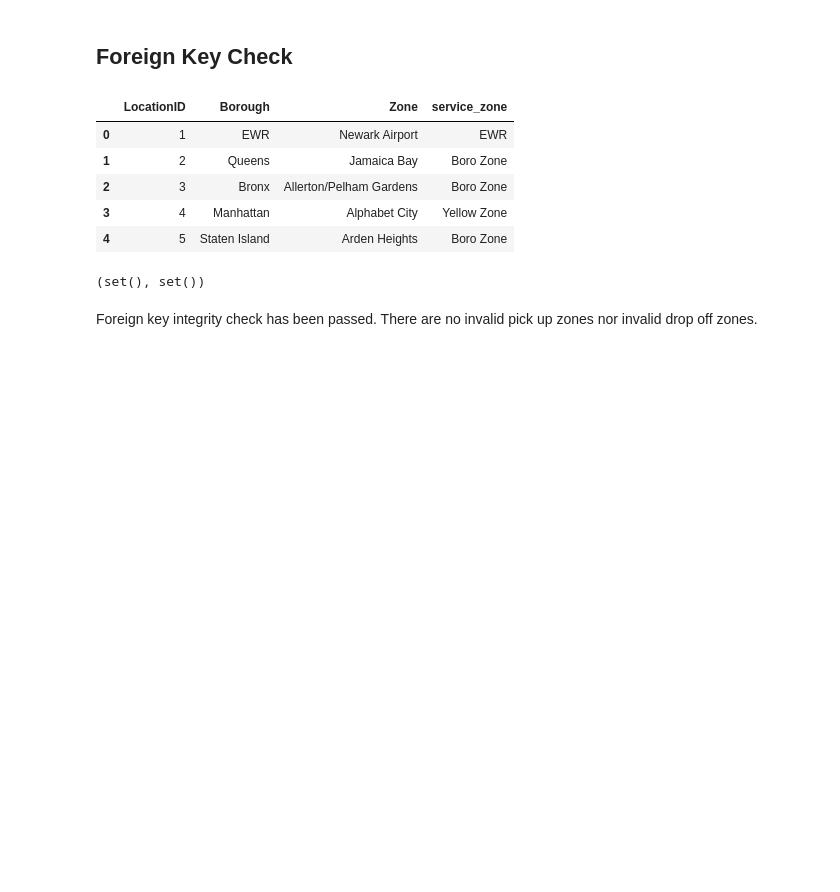
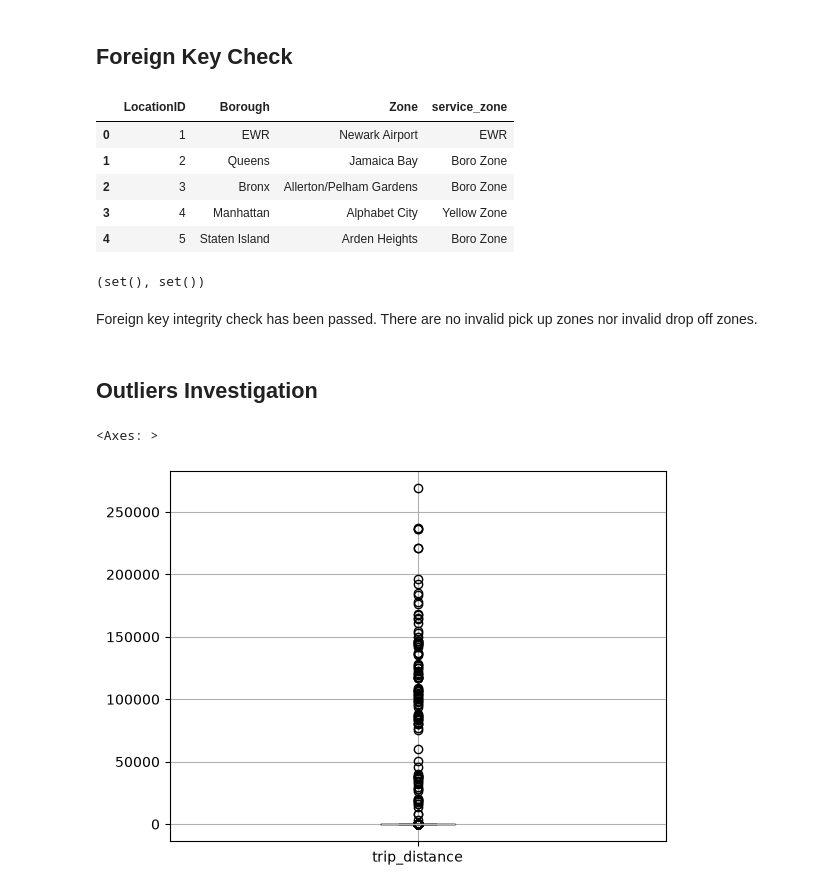
Before and after one commit to samuel54illinois/NYC_TLC_Trip_Record_Analysis, a Jupyter notebook: notebook_analysis/0_data_audit.ipynb, the cells around one changed output. Cells and saved outputs as stored; diff of their text form; code cells hidden in the pictures; blank space fills up the shorter version.

Commit message:
outliers have been checked

```diff
--- a/notebook_analysis/0_data_audit.ipynb
+++ b/notebook_analysis/0_data_audit.ipynb
@@ -514,3 +587,10 @@ invalid_pickup, invalid_dropoff
 (set(), set())
 # %% [markdown]
 Foreign key integrity check has been passed. There are no invalid pick up zones nor invalid drop off zones.
+# %% [markdown]
+## Outliers Investigation
+# %%
+yellow_trip_data[['trip_distance']].boxplot()
+# %% [output]
+<Axes: >
+[figure, added]
```
Also changed, not shown: parts of 18 cells of this notebook.
